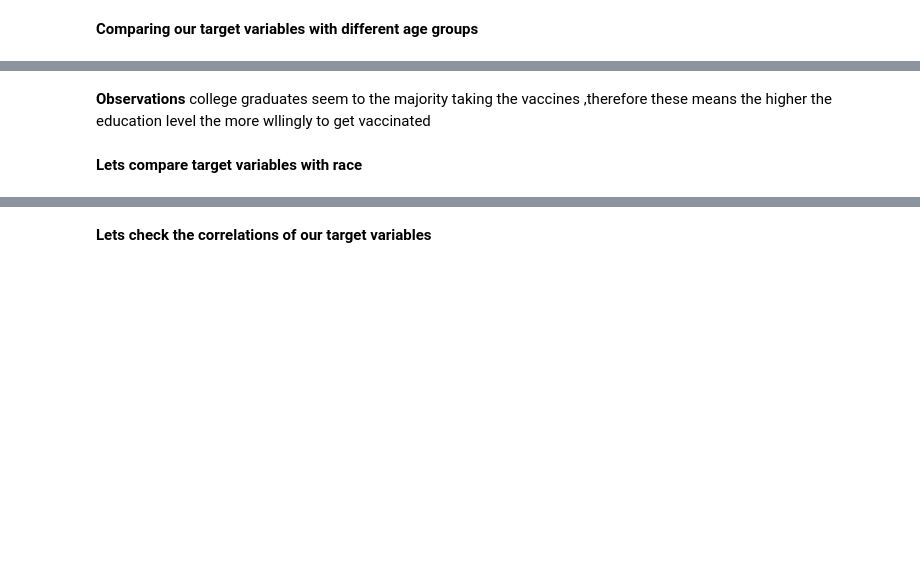
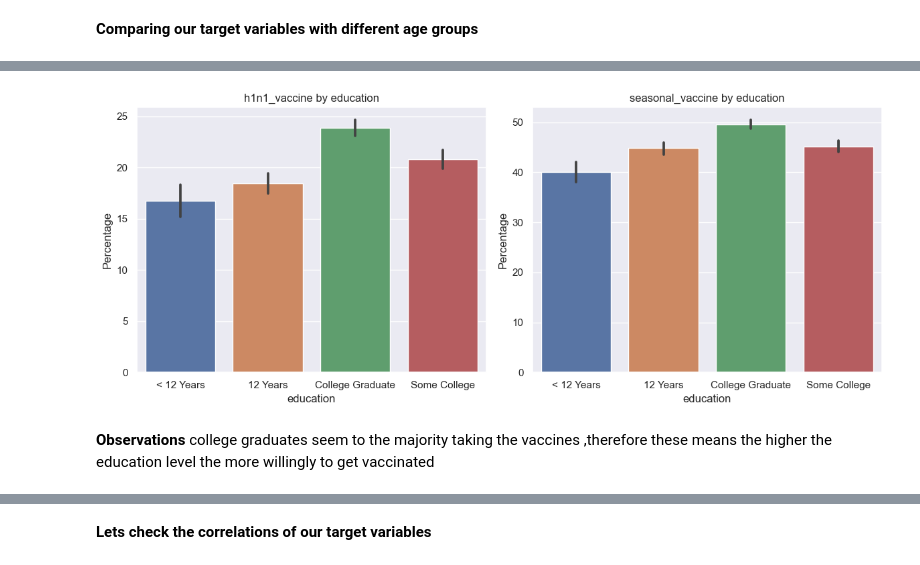
Before and after one commit to Geraldkigotho/Flu-Shot-Learning-project, a Jupyter notebook: project.ipynb, the cells around one changed output, grey strips where cells are left out. Saved outputs shown, nothing was run; the diff lists cells and outputs as text; code cells hidden in the pictures; blank space fills up the shorter version.

```diff
--- a/project.ipynb
+++ b/project.ipynb
@@ -539,4 +517,6 @@ plt.show()
+# %%
+data_visualization.visualize('education', 'h1n1_vaccine', 'seasonal_vaccine')
+# %% [output]
+[figure, added]
 # %% [markdown]
-**Observations** college graduates seem to the majority taking the vaccines ,therefore these means the higher the education level the more wllingly to get vaccinated
+**Observations** college graduates seem to the majority taking the vaccines ,therefore these means the higher the education level the more willingly to get vaccinated
-# %% [markdown]
-**Lets compare target variables with race**
```
Also changed, not shown: parts of 72 cells of this notebook.
